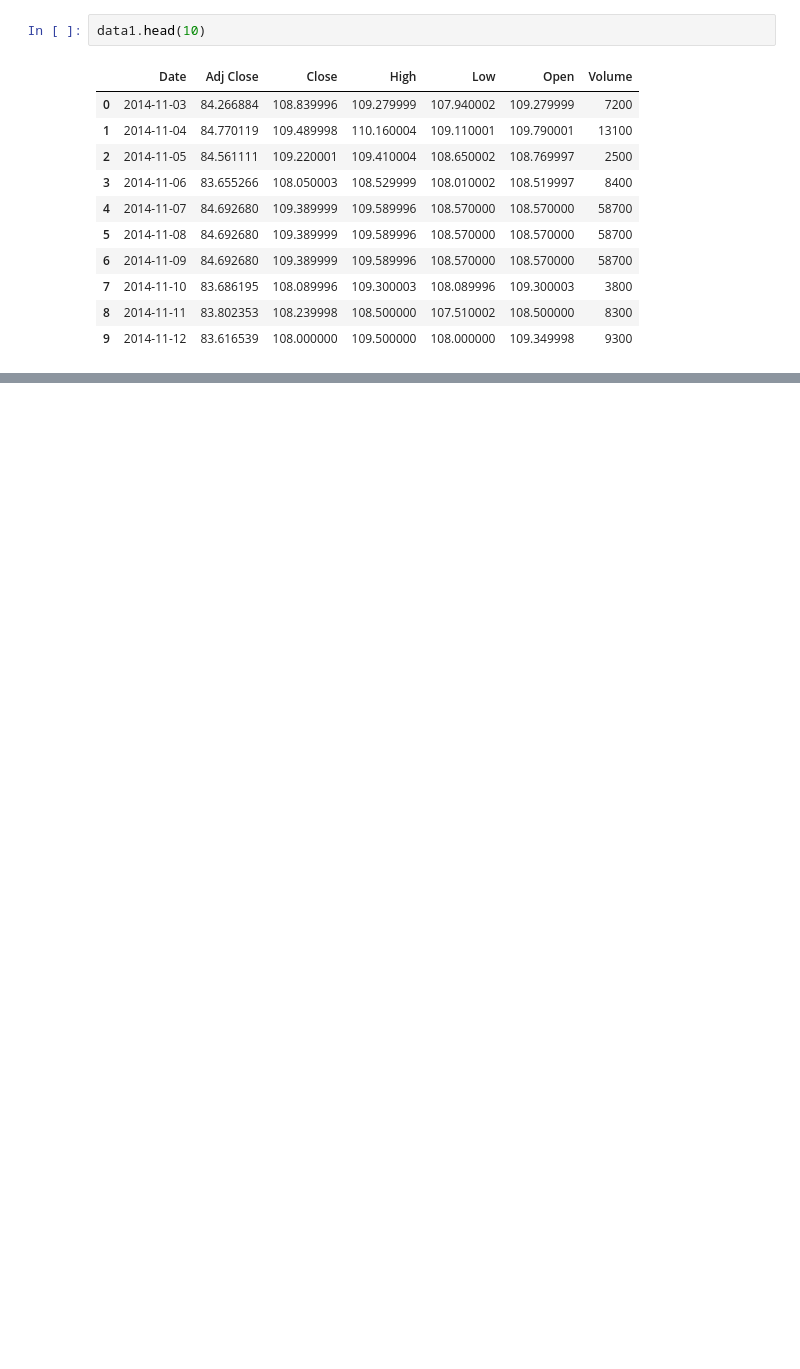
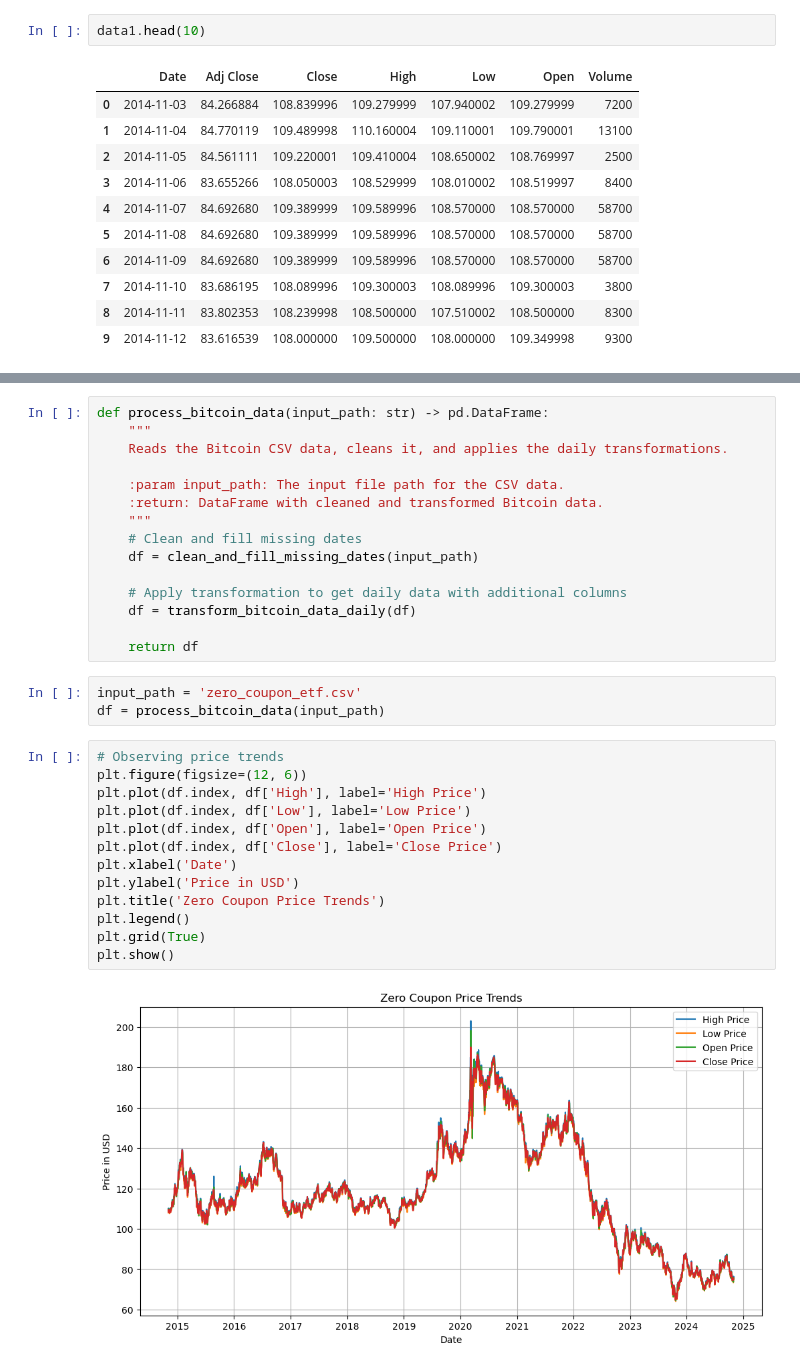
Before and after one commit to Miokasa/2024Fall_projects, a Jupyter notebook: zero_coupon.ipynb, the cells around one changed output, grey strips where cells are left out. Saved outputs shown, nothing was run; the diff lists cells and outputs as text; blank space fills up the shorter version.

Commit message:
zero_coupon_analysis

```diff
--- a/zero_coupon.ipynb
+++ b/zero_coupon.ipynb
@@ -55,0 +90,33 @@ data1.head(10)
+# %%
+def process_bitcoin_data(input_path: str) -> pd.DataFrame:
+    """
+    Reads the Bitcoin CSV data, cleans it, and applies the daily transformations.
+
+    :param input_path: The input file path for the CSV data.
+    :return: DataFrame with cleaned and transformed Bitcoin data.
+    """
+    # Clean and fill missing dates
+    df = clean_and_fill_missing_dates(input_path)
+
+    # Apply transformation to get daily data with additional columns
+    df = transform_bitcoin_data_daily(df)
+
+    return df
+# %%
+input_path = 'zero_coupon_etf.csv'
+df = process_bitcoin_data(input_path)
+# %%
+# Observing price trends
+plt.figure(figsize=(12, 6))
+plt.plot(df.index, df['High'], label='High Price')
+plt.plot(df.index, df['Low'], label='Low Price')
+plt.plot(df.index, df['Open'], label='Open Price')
+plt.plot(df.index, df['Close'], label='Close Price')
+plt.xlabel('Date')
+plt.ylabel('Price in USD')
+plt.title('Zero Coupon Price Trends')
+plt.legend()
+plt.grid(True)
+plt.show()
+# %% [output]
+[figure, added]
```
Also changed, not shown: parts of 6 cells of this notebook, 1 other file.
